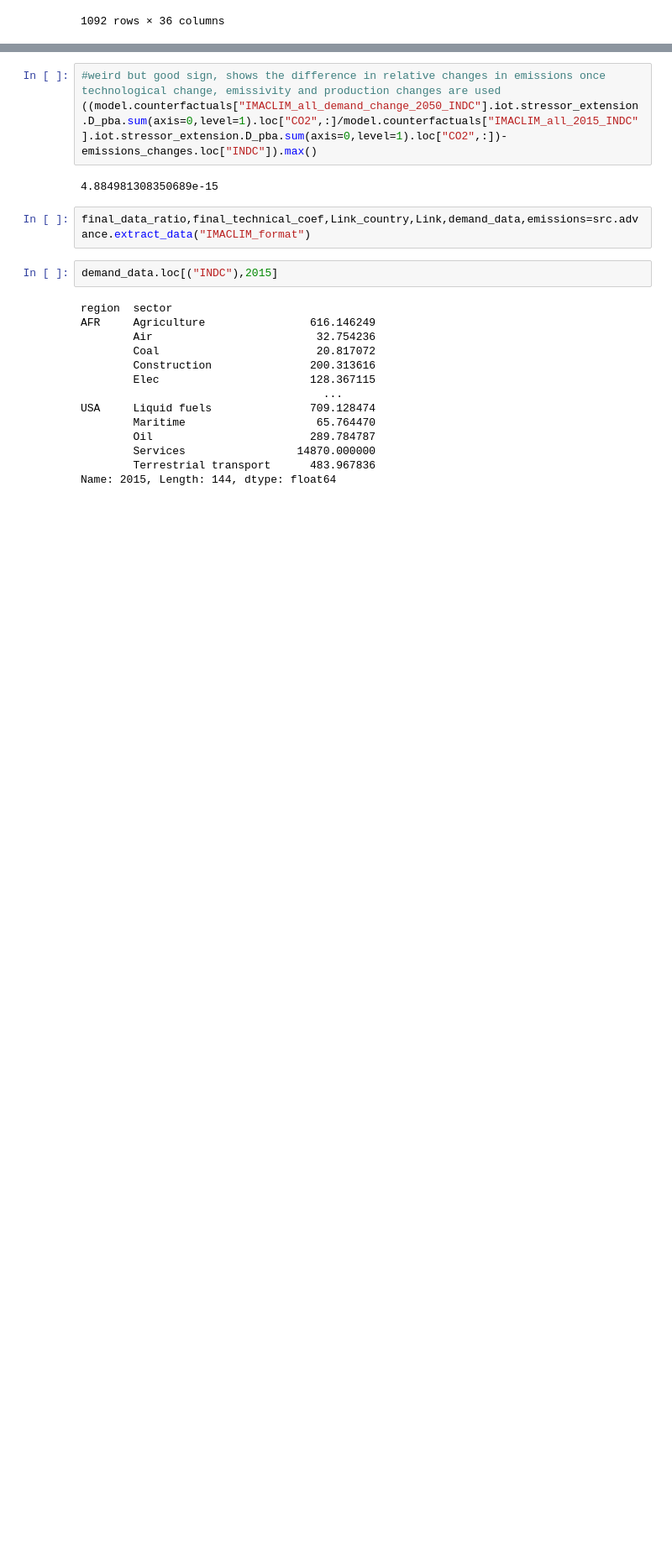
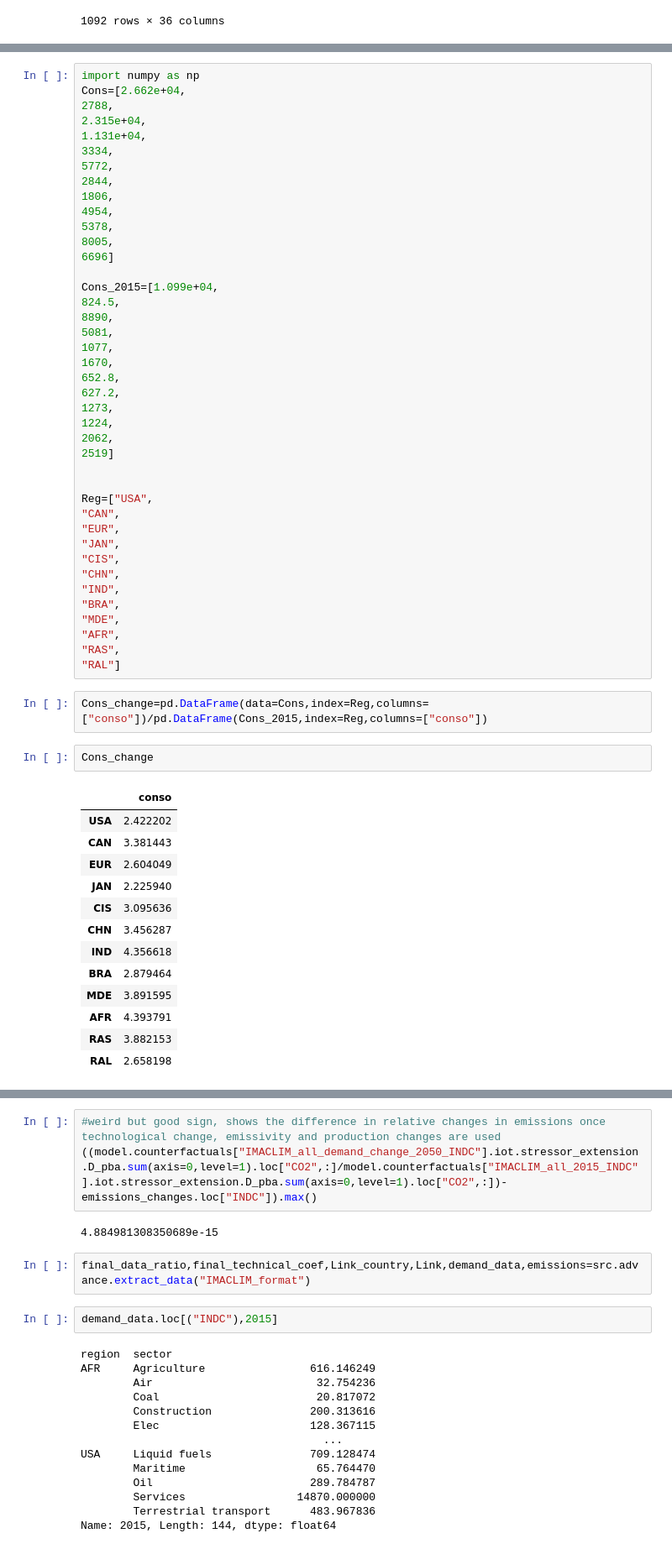
Before and after one commit to Maestrofinn/MatMat-Trade, a Jupyter notebook: main.ipynb, the cells around one changed output, grey strips where cells are left out. Shown at 84% size. Cells and saved outputs as stored; diff of their text form; blank space fills up the shorter version.

```diff
--- a/main.ipynb
+++ b/main.ipynb
@@ -1328,0 +1374,59 @@ emissions
+# %%
+import numpy as np
+Cons=[2.662e+04,
+2788,
+2.315e+04,
+1.131e+04,
+3334,
+5772,
+2844,
+1806,
+4954,
+5378,
+8005,
+6696]
+
+Cons_2015=[1.099e+04,
+824.5,
+8890,
+5081,
+1077,
+1670,
+652.8,
+627.2,
+1273,
+1224,
+2062,
+2519]
+
+
+Reg=["USA",
+"CAN",
+"EUR",
+"JAN",
+"CIS",
+"CHN",
+"IND",
+"BRA",
+"MDE",
+"AFR",
+"RAS",
+"RAL"]
+# %%
+Cons_change=pd.DataFrame(data=Cons,index=Reg,columns=["conso"])/pd.DataFrame(Cons_2015,index=Reg,columns=["conso"])
+# %%
+Cons_change
+# %% [output]
+|  | conso |
+| USA | 2.422202 |
+| CAN | 3.381443 |
+| EUR | 2.604049 |
+| JAN | 2.225940 |
+| CIS | 3.095636 |
+| CHN | 3.456287 |
+| IND | 4.356618 |
+| BRA | 2.879464 |
+| MDE | 3.891595 |
+| AFR | 4.393791 |
+| RAS | 3.882153 |
+| RAL | 2.658198 |
```
Also changed, not shown: parts of 24 cells of this notebook, 2 other files.
